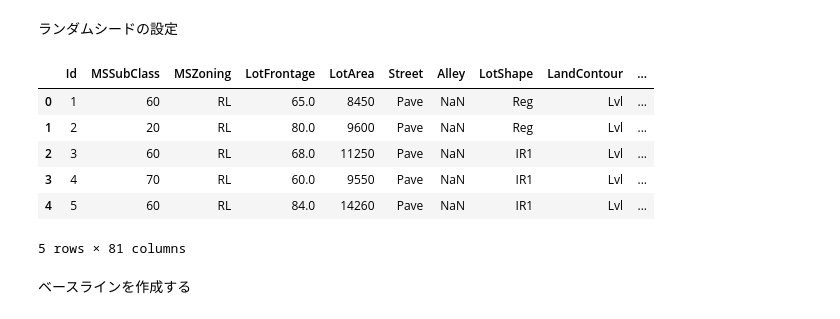
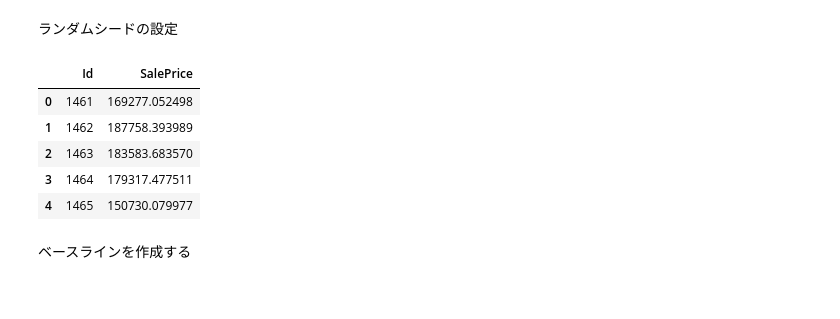
Before and after one commit to wkba/kaggle, a Jupyter notebook: house_prices_advanced_regression_techniques.ipynb, the cells around one changed output. Saved outputs shown, nothing was run; the diff lists cells and outputs as text; code cells hidden in the pictures.

```diff
--- a/house_prices_advanced_regression_techniques.ipynb
+++ b/house_prices_advanced_regression_techniques.ipynb
@@ -69,15 +66,14 @@ train_df = pd.read_csv("/content/drive/MyDrive/kaggle/tmp_data/house-prices-adva
 test_df = pd.read_csv("/content/drive/MyDrive/kaggle/tmp_data/house-prices-advanced-regression-techniques/test.csv")
 submission = pd.read_csv("/content/drive/MyDrive/kaggle/tmp_data/house-prices-advanced-regression-techniques/sample_submission.csv")
 # %%
-train_df.head()
+submission.head()
 # %% [output]
-|  | Id | MSSubClass | MSZoning | LotFrontage | LotArea | Street | Alley | LotShape | LandContour | ... |
-| 0 | 1 | 60 | RL | 65.0 | 8450 | Pave | NaN | Reg | Lvl | ... |
-| 1 | 2 | 20 | RL | 80.0 | 9600 | Pave | NaN | Reg | Lvl | ... |
-| 2 | 3 | 60 | RL | 68.0 | 11250 | Pave | NaN | IR1 | Lvl | ... |
-| 3 | 4 | 70 | RL | 60.0 | 9550 | Pave | NaN | IR1 | Lvl | ... |
-| 4 | 5 | 60 | RL | 84.0 | 14260 | Pave | NaN | IR1 | Lvl | ... |
+|  | Id | SalePrice |
+| 0 | 1461 | 169277.052498 |
+| 1 | 1462 | 187758.393989 |
+| 2 | 1463 | 183583.683570 |
+| 3 | 1464 | 179317.477511 |
+| 4 | 1465 | 150730.079977 |
-5 rows × 81 columns
 # %% [markdown]
 ベースラインを作成する
 # %%
```
Also changed, not shown: parts of 1 cell of this notebook.
